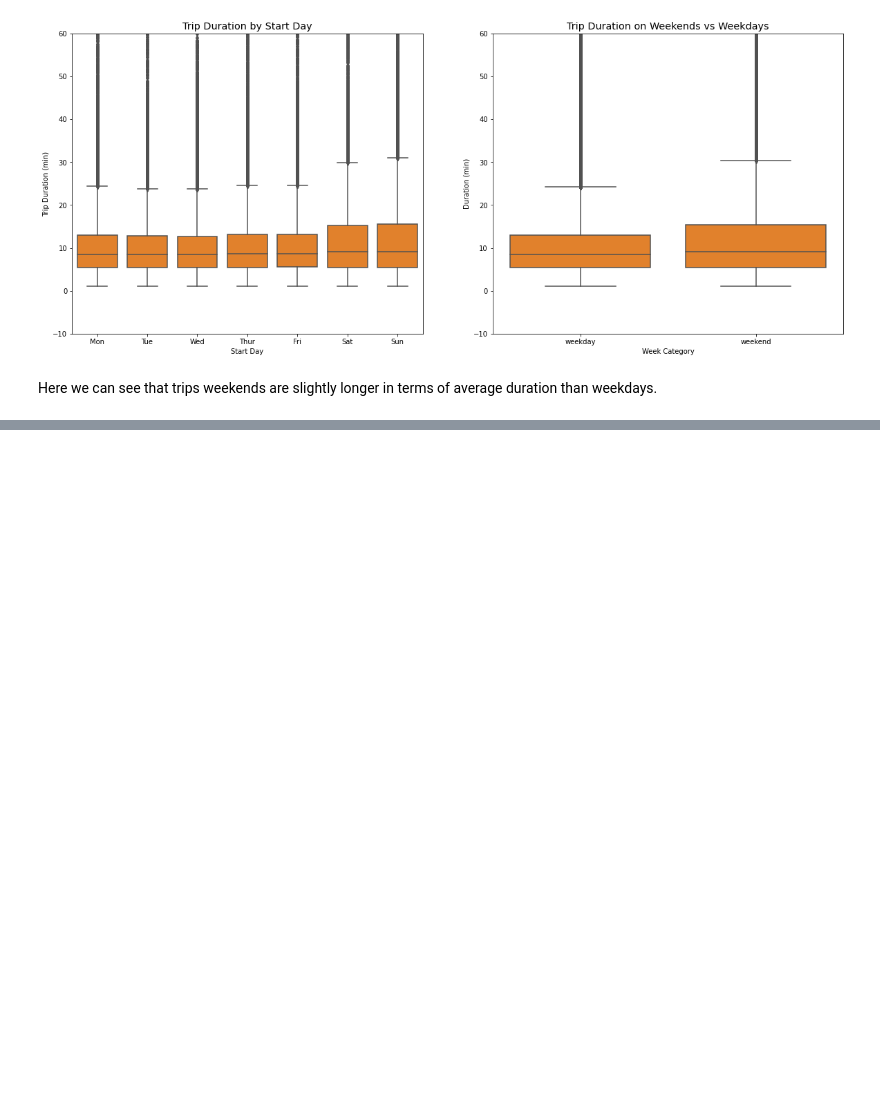
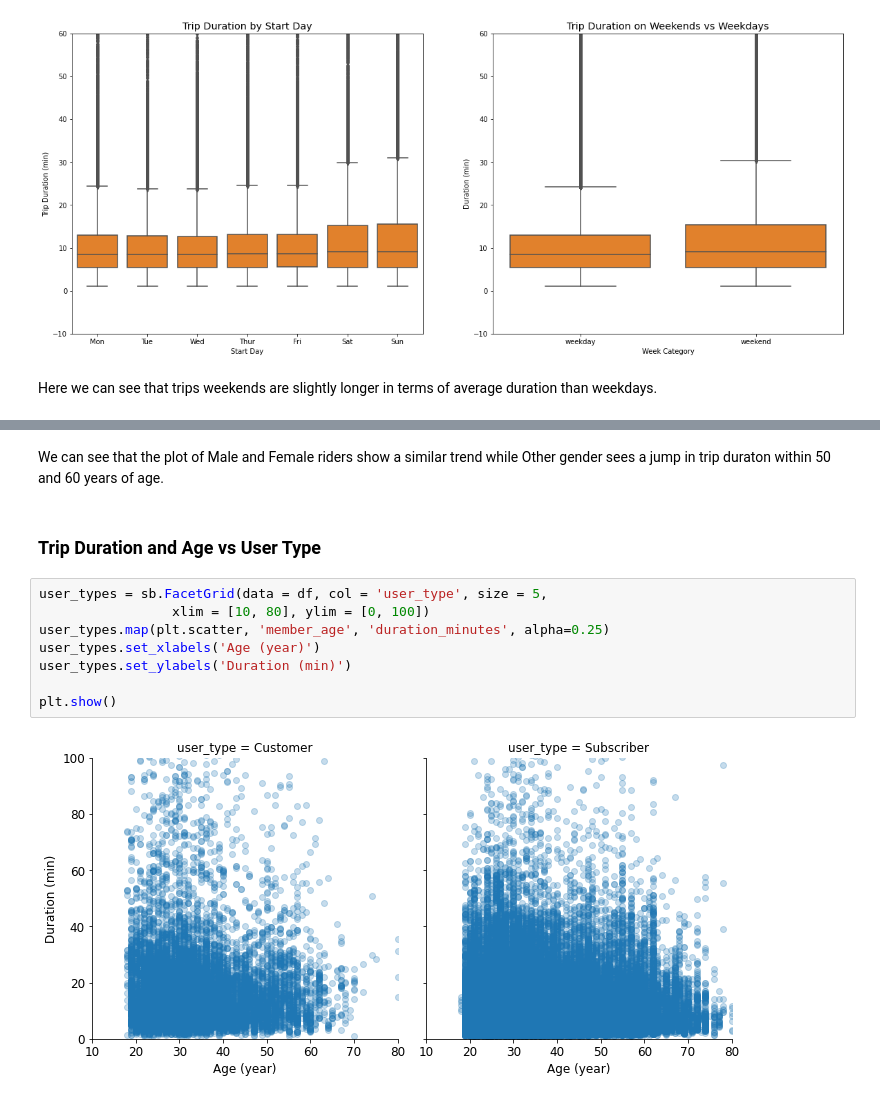
Before and after one commit to PatrickEmmanuel/Ford-Go-Bike-Data-Exploration-and-Analysis, a Jupyter notebook: Part_1-Ford-Go-Bike-System-Data-Exploration-and-Visualization.ipynb, the cells around one changed output, grey strips where cells are left out. Drawn from its saved outputs; the diff is of its cells as text; blank space fills up the shorter version.

```diff
--- a/Part_1-Ford-Go-Bike-System-Data-Exploration-and-Visualization.ipynb
+++ b/Part_1-Ford-Go-Bike-System-Data-Exploration-and-Visualization.ipynb
@@ -336,0 +376,14 @@ Here we can see that trips weekends are slightly longer in terms of average dura
+# %% [markdown]
+We can see that the plot of Male and Female riders show a similar trend while Other gender sees a jump in trip duraton within 50 and 60 years of age.
+# %% [markdown]
+### Trip Duration and Age vs User Type
+# %%
+user_types = sb.FacetGrid(data = df, col = 'user_type', size = 5,
+                 xlim = [10, 80], ylim = [0, 100])
+user_types.map(plt.scatter, 'member_age', 'duration_minutes', alpha=0.25)
+user_types.set_xlabels('Age (year)')
+user_types.set_ylabels('Duration (min)')
+
+plt.show()
+# %% [output]
+[figure, added]
```
Also changed, not shown: parts of 14 cells of this notebook.
